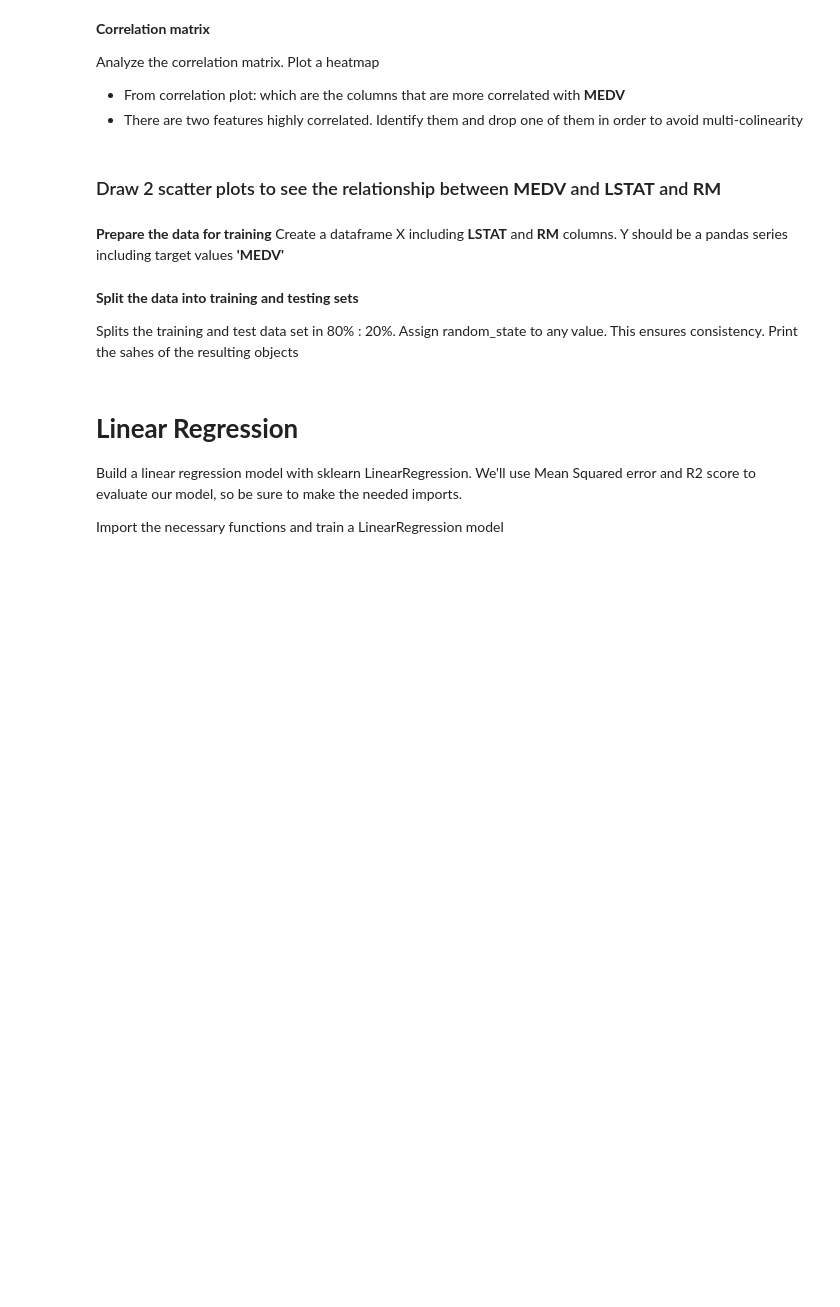
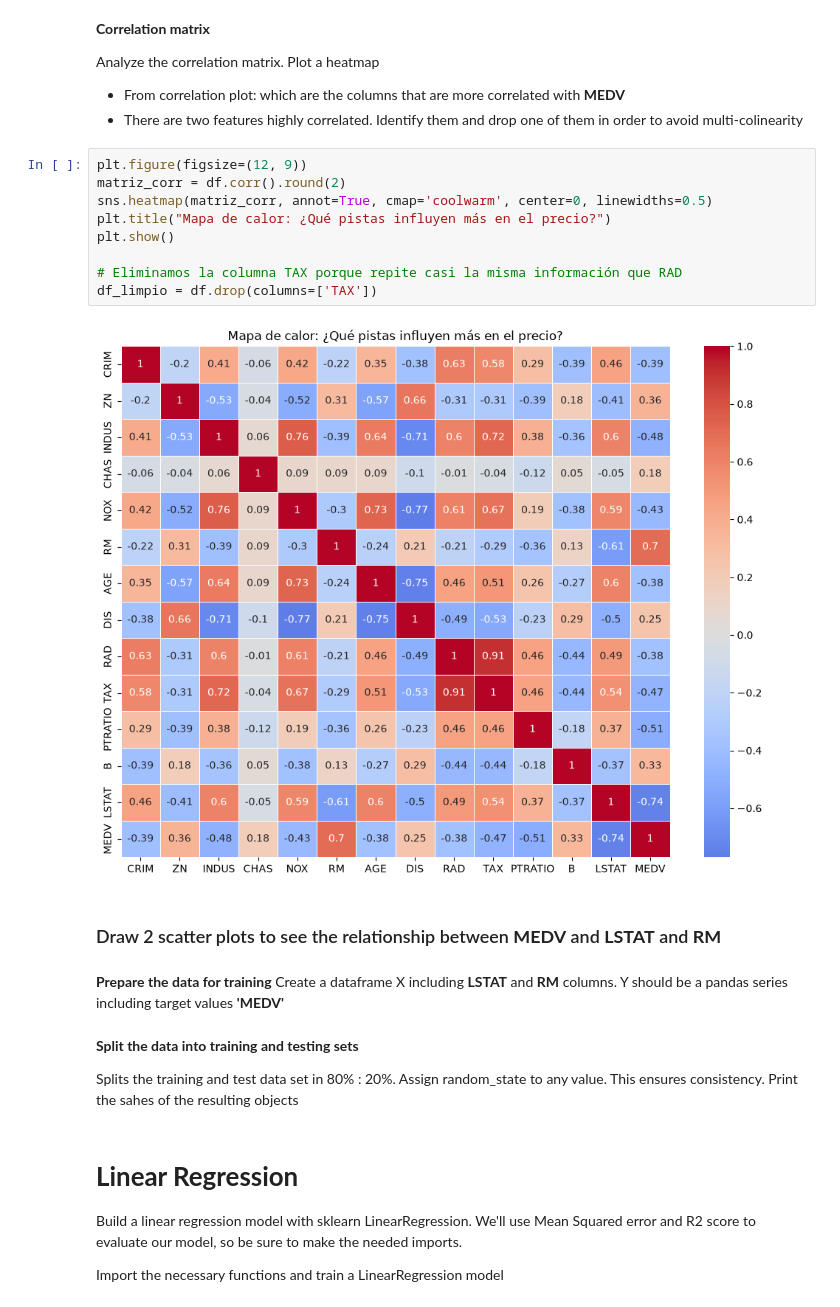
Before and after one commit to L4STR4/CURSO, a Jupyter notebook: 3-Machine_Learning/1-Supervisado/1-Regression/2-Polynomial_Regression/ejercicios/3 Polynomial_Regression.ipynb, the cells around one changed output. Cells and saved outputs as stored; diff of their text form; blank space fills up the shorter version.

```diff
--- a/3-Machine_Learning/1-Supervisado/1-Regression/2-Polynomial_Regression/ejercicios/3 Polynomial_Regression.ipynb
+++ b/3-Machine_Learning/1-Supervisado/1-Regression/2-Polynomial_Regression/ejercicios/3 Polynomial_Regression.ipynb
@@ -50,6 +104,17 @@ Analyze the correlation matrix. Plot a heatmap
 
 * From correlation plot: which are the columns that are more correlated with **MEDV**
 * There are two features highly correlated. Identify them and drop one of them in order to avoid multi-colinearity
+# %%
+plt.figure(figsize=(12, 9))
+matriz_corr = df.corr().round(2)
+sns.heatmap(matriz_corr, annot=True, cmap='coolwarm', center=0, linewidths=0.5)
+plt.title("Mapa de calor: ¿Qué pistas influyen más en el precio?")
+plt.show()
+
+# Eliminamos la columna TAX porque repite casi la misma información que RAD
+df_limpio = df.drop(columns=['TAX'])
+# %% [output]
+[figure, added]
 # %% [markdown]
 ### Draw 2 scatter plots to see the relationship between **MEDV** and **LSTAT** and **RM**
 # %% [markdown]
```
Also changed, not shown: parts of 4 cells of this notebook, 1 other file.
